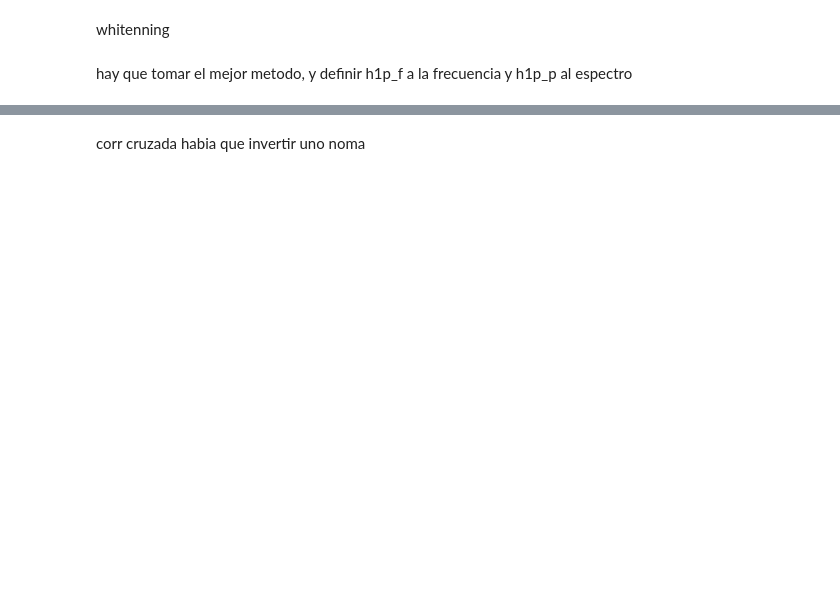
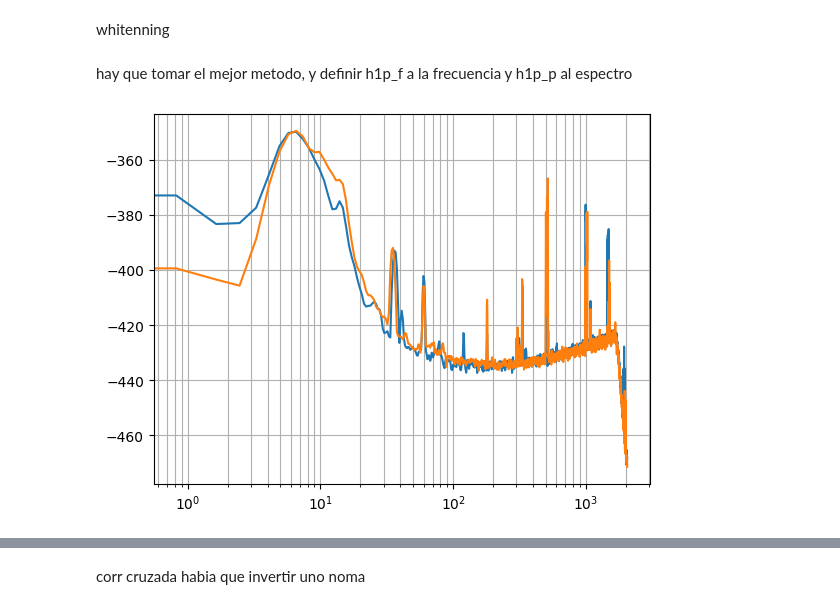
Before and after one commit to JBatRey/Procesamiento-Adaptativo-de-Se-ales-Aleatorias, a Jupyter notebook: TP1.ipynb, the cells around one changed output, grey strips where cells are left out. Cells and saved outputs as stored; diff of their text form; code cells hidden in the pictures; blank space fills up the shorter version.

```diff
--- a/TP1.ipynb
+++ b/TP1.ipynb
@@ -279,4 +330,22 @@ plt.show()
 whitenning
 # %% [markdown]
 hay que tomar el mejor metodo, y definir h1p_f a la frecuencia y h1p_p al espectro
+# %%
+w = 'parzen'
+L = 5000
+h1p_p =  welch_bartlett(h1_ruido, w, L, overlap=0.5)
+h1p_f = np.linspace(0,0.5, len(Rx_whitenning_h1)) * h1_fs
+plt.plot(x_ax, 10*np.log10(Rx_whitenning_h1), label = str(L))
+
+
+w = 'parzen'
+L = 5000
+l1p_p =  welch_bartlett(l1_ruido, w, L, overlap=0.5)
+l1p_f = np.linspace(0,0.5, len(Rx_whitenning_l1)) * h1_fs
+plt.plot(x_ax, 10*np.log10(Rx_whitenning_l1), label = str(L))
+
+plt.xscale("log")
+plt.grid(True, which="both")
+# %% [output]
+[figure, added]
 # %%
```
Also changed, not shown: parts of 32 cells of this notebook, 6 other files.
